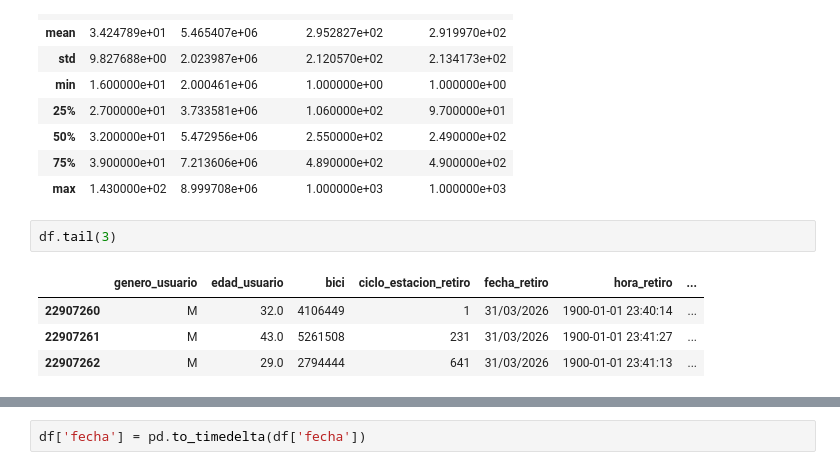
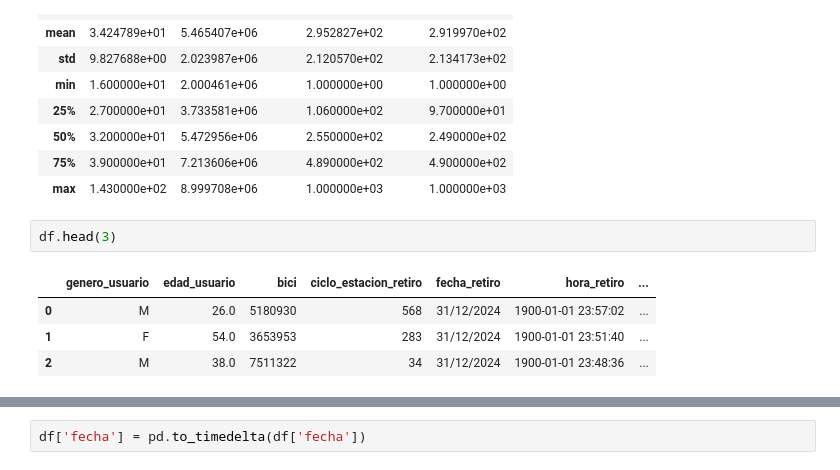
Before and after one commit to RodolfoQuintanilla/anlisisEcoBiciCDMX, a Jupyter notebook: notebook/EDA.ipynb, the cells around one changed output, grey strips where cells are left out. Cells and saved outputs as stored; diff of their text form.

```diff
--- a/notebook/EDA.ipynb
+++ b/notebook/EDA.ipynb
@@ -44,12 +44,12 @@ df.describe()
 | 75% | 3.900000e+01 | 7.213606e+06 | 4.890000e+02 | 4.900000e+02 |
 | max | 1.430000e+02 | 8.999708e+06 | 1.000000e+03 | 1.000000e+03 |
 # %%
-df.tail(3)
+df.head(3)
 # %% [output]
 |  | genero_usuario | edad_usuario | bici | ciclo_estacion_retiro | fecha_retiro | hora_retiro | ... |
-| 22907260 | M | 32.0 | 4106449 | 1 | 31/03/2026 | 1900-01-01 23:40:14 | ... |
-| 22907261 | M | 43.0 | 5261508 | 231 | 31/03/2026 | 1900-01-01 23:41:27 | ... |
-| 22907262 | M | 29.0 | 2794444 | 641 | 31/03/2026 | 1900-01-01 23:41:13 | ... |
+| 0 | M | 26.0 | 5180930 | 568 | 31/12/2024 | 1900-01-01 23:57:02 | ... |
+| 1 | F | 54.0 | 3653953 | 283 | 31/12/2024 | 1900-01-01 23:51:40 | ... |
+| 2 | M | 38.0 | 7511322 | 34 | 31/12/2024 | 1900-01-01 23:48:36 | ... |
 # %%
 #separa dia y hora
 df['hora'] = df['fecha'].str.split(' ').str[-1]
```
Also changed, not shown: parts of 22 cells of this notebook, 4 other files.
